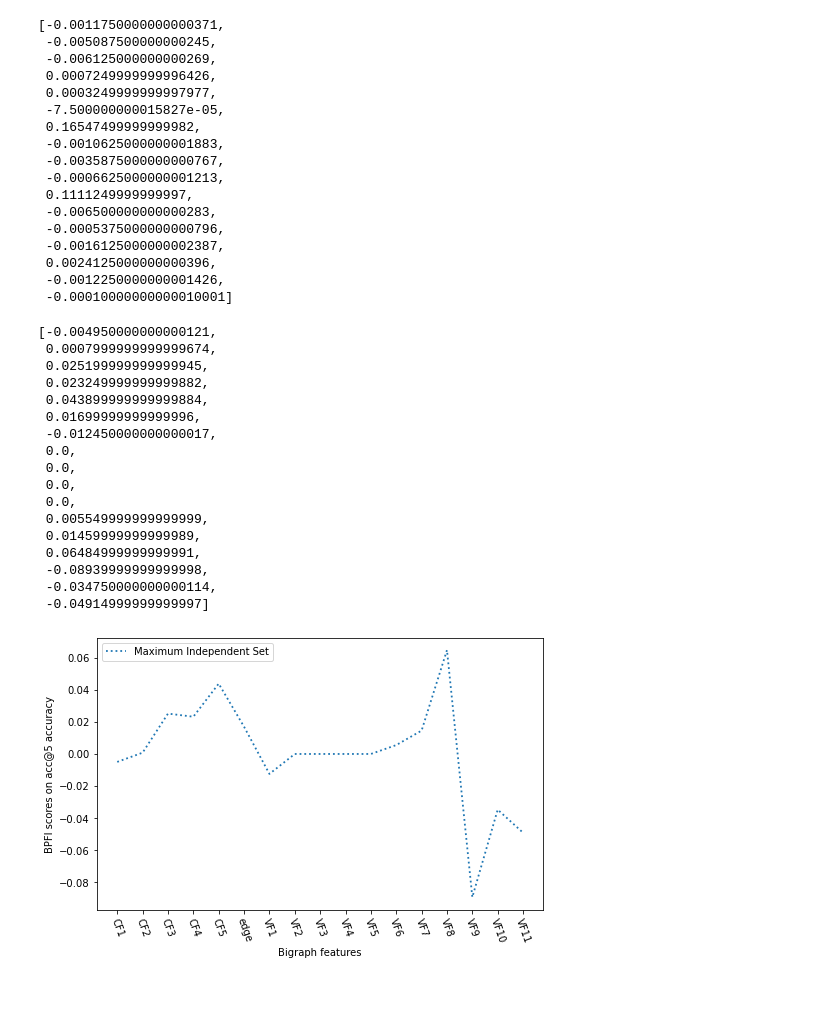
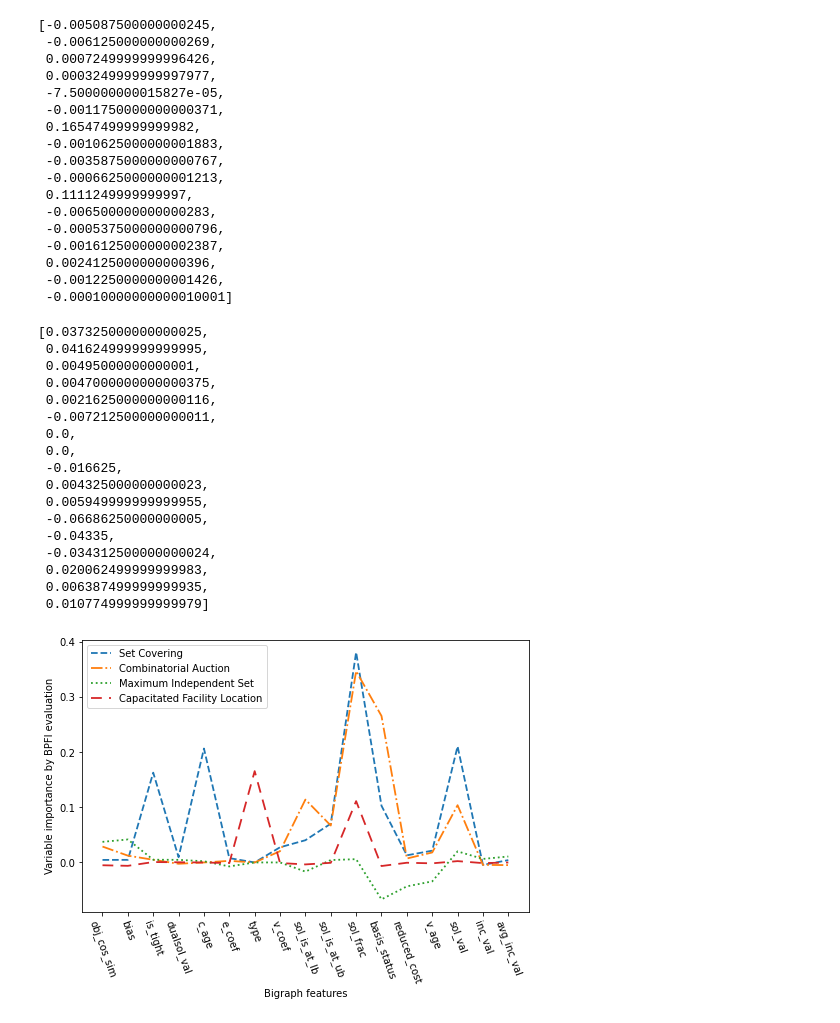
Before and after one commit to NiuYajie0/BPFI-learn2branch, a Jupyter notebook: notebooks/Per_importance.ipynb, the cells around one changed output. Drawn from its saved outputs; the diff is of its cells as text; code cells hidden in the pictures; blank space fills up the shorter version.

```diff
--- a/notebooks/Per_importance.ipynb
+++ b/notebooks/Per_importance.ipynb
@@ -459,7 +415,7 @@ tick = ("edge","CF1","CF2","CF3","CF4","CF5","VF1","VF2","VF3","VF4","VF5","VF6"
 # df.index=[' ']
 # df
 # %%
-data_set = [score1,score2,score3,score4,score5,score6,score17,score7,score8,score9,score10,score11,score12,score13,score14,score15,score16]
-std_err_set=[std1,std2,std3,std4,std5,std6,std17,std7,std8,std9,std10,std11,std12,std13,std14,std15,std16]
+data_set = [score2,score3,score4,score5,score6,score1,score7,score8,score9,score10,score11,score12,score13,score14,score15,score16,score17]
+std_err_set=[std2,std3,std4,std5,std6,std1,std7,std8,std9,std10,std11,std12,std13,std14,std15,std16,std17]
 data_set
 # %% [output]
@@ -481,7 +437,7 @@ data_set
  -0.004550000000000054,
  0.004212499999999841]
 # %%
-data_cau = [score1,score2,score3,score4,score5,score6,score17,score7,score8,score9,score10,score11,score12,score13,score14,score15,score16]
-std_err_cau=[std1,std2,std3,std4,std5,std6,std17,std7,std8,std9,std10,std11,std12,std13,std14,std15,std16]
+data_cau = [score2,score3,score4,score5,score6,score1,score7,score8,score9,score10,score11,score12,score13,score14,score15,score16,score17]
+std_err_cau=[std2,std3,std4,std5,std6,std1,std7,std8,std9,std10,std11,std12,std13,std14,std15,std16,std17]
 data_cau
 # %% [output]
@@ -503,16 +459,16 @@ data_cau
  -0.0043875000000001,
  -0.004850000000000021]
 # %%
-data_fac = [score1,score2,score3,score4,score5,score6,score17,score7,score8,score9,score10,score11,score12,score13,score14,score15,score16]
-std_err_fac=[std1,std2,std3,std4,std5,std6,std17,std7,std8,std9,std10,std11,std12,std13,std14,std15,std16]
+data_fac =[score2,score3,score4,score5,score6,score1,score7,score8,score9,score10,score11,score12,score13,score14,score15,score16,score17]
+std_err_fac=[std2,std3,std4,std5,std6,std1,std7,std8,std9,std10,std11,std12,std13,std14,std15,std16,std17]
 data_fac
 # %% [output]
-[-0.0011750000000000371,
- -0.005087500000000245,
+[-0.005087500000000245,
  -0.006125000000000269,
  0.0007249999999996426,
  0.0003249999999997977,
  -7.500000000015827e-05,
+ -0.0011750000000000371,
  0.16547499999999982,
  -0.0010625000000001883,
  -0.0035875000000000767,
@@ -525,43 +481,42 @@ data_fac
  -0.0012250000000001426,
  -0.00010000000000010001]
 # %%
-data_ind = [score1,score2,score3,score4,score5,score6,score17,score7,score8,score9,score10,score11,score12,score13,score14,score15,score16]
-std_err_ind=[std1,std2,std3,std4,std5,std6,std17,std7,std8,std9,std10,std11,std12,std13,std14,std15,std16]
+data_ind =[score2,score3,score4,score5,score6,score1,score7,score8,score9,score10,score11,score12,score13,score14,score15,score16,score17]
+std_err_ind=[std2,std3,std4,std5,std6,std1,std7,std8,std9,std10,std11,std12,std13,std14,std15,std16,std17]
 data_ind
 # %% [output]
-[-0.004950000000000121,
- 0.0007999999999999674,
- 0.025199999999999945,
- 0.023249999999999882,
- 0.043899999999999884,
- 0.01699999999999996,
- -0.012450000000000017,
+[0.037325000000000025,
+ 0.041624999999999995,
+ 0.00495000000000001,
+ 0.0047000000000000375,
+ 0.0021625000000000116,
+ -0.007212500000000011,
  0.0,
  0.0,
- 0.0,
- 0.0,
- 0.005549999999999999,
- 0.01459999999999989,
- 0.06484999999999991,
- -0.08939999999999998,
- -0.034750000000000114,
- -0.04914999999999997]
+ -0.016625,
+ 0.004325000000000023,
+ 0.005949999999999955,
+ -0.06686250000000005,
+ -0.04335,
+ -0.034312500000000024,
+ 0.020062499999999983,
+ 0.006387499999999935,
+ 0.010774999999999979]
 # %%
-tick = ("CF1","CF2","CF3","CF4","CF5","edge","VF1","VF2","VF3","VF4","VF5","VF6","VF7","VF8","VF9","VF10","VF11")
+tick = ("obj_cos_sim","bias","is_tight","dualsol_val","c_age","e_coef","type","v_coef","sol_is_at_lb","sol_is_at_ub","sol_frac","basis_status","reduced_cost","v_age","sol_val","inc_val","avg_inc_val")
 plt.figure(figsize=(8,5))
 bar_width = 0.4
 plt.xlabel("Bigraph features",fontsize=10)
-plt.ylabel("BPFI scores on acc@5 accuracy",fontsize=10)
+plt.ylabel("Variable importance by BPFI evaluation",fontsize=10)
 error_params=dict(elinewidth=4,ecolor='coral',capsize=5)
 plt.plot(tick,data_set,linestyle='--',linewidth=1.8)
 plt.plot(tick,data_cau,linestyle='-.',linewidth=1.8)
 plt.plot(tick,data_ind,linestyle=':',linewidth=1.8)
 plt.plot(tick,data_fac,dashes=[6, 4],linewidth=1.8)
-plt.tight_layout()
+#plt.tight_layout()
 plt.xticks(rotation=290)
 plt.tick_params(labelsize=10)
 plt.legend(['Set Covering', 'Combinatorial Auction','Maximum Independent Set','Capacitated Facility Location'])
-plt.legend(['Maximum Independent Set'])
 plt.savefig('score.pdf',bbox_inches = "tight")
 # %% [output]
-[figure, old version]
+[figure, new version]
```
Also changed, not shown: parts of 64 cells of this notebook, 2 other files.
